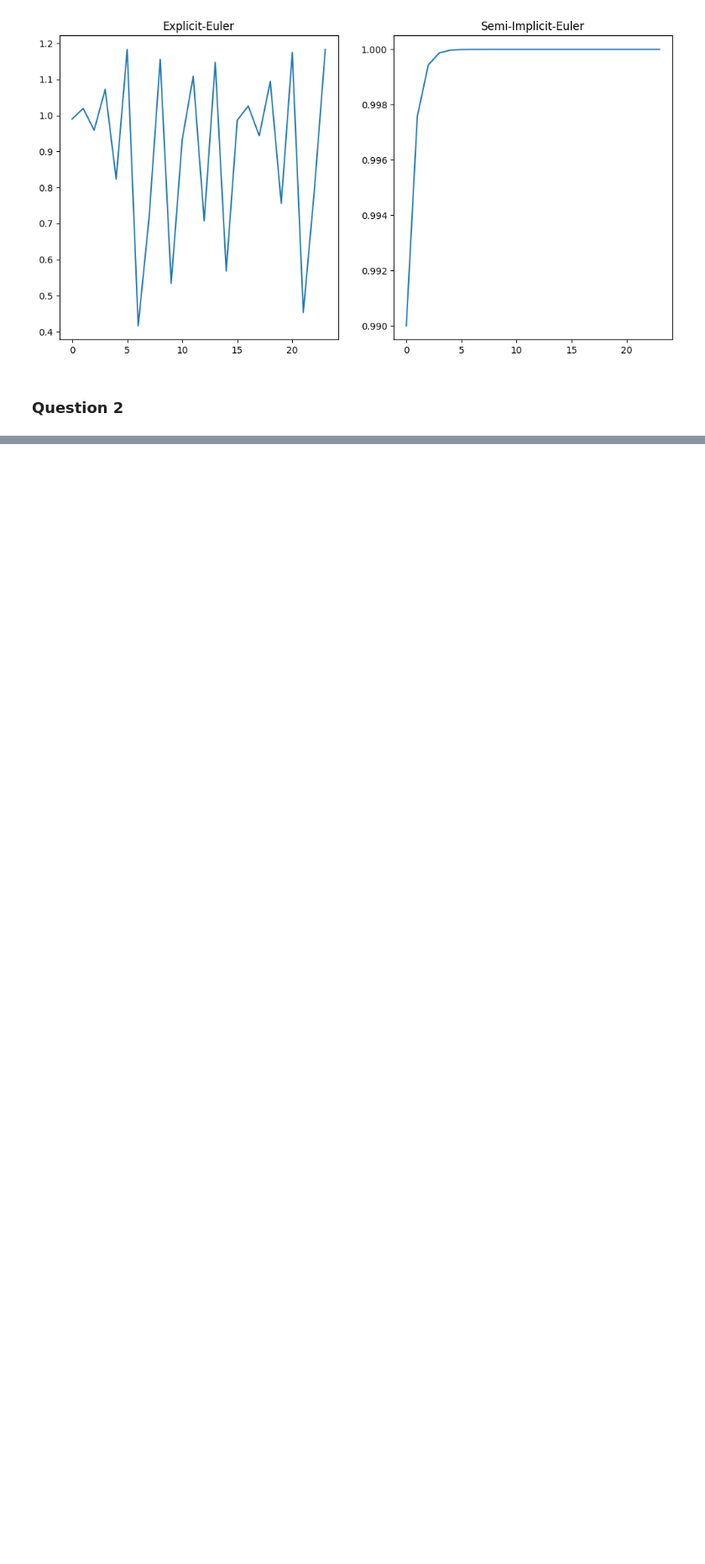
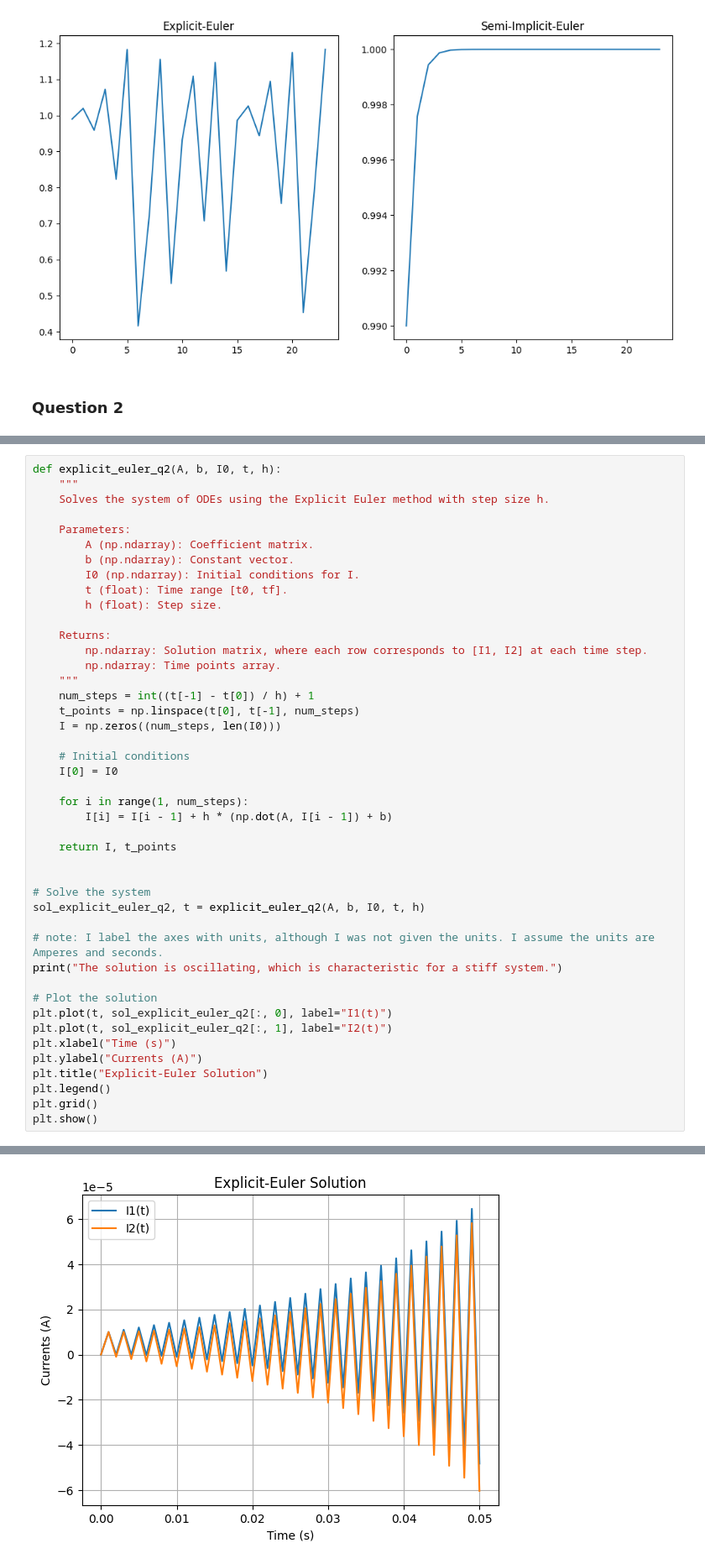
Before and after one commit to GalD101/Numerical-Analysis, a Jupyter notebook: Assignment 6/assignment6.ipynb, the cells around one changed output, grey strips where cells are left out. Shown at 84% size. Drawn from its saved outputs; the diff is of its cells as text; blank space fills up the shorter version.

```diff
--- a/Assignment 6/assignment6.ipynb
+++ b/Assignment 6/assignment6.ipynb
@@ -109,0 +235,45 @@ d.draw()
+# %%
+def explicit_euler_q2(A, b, I0, t, h):
+    """
+    Solves the system of ODEs using the Explicit Euler method with step size h.
+
+    Parameters:
+        A (np.ndarray): Coefficient matrix.
+        b (np.ndarray): Constant vector.
+        I0 (np.ndarray): Initial conditions for I.
+        t (float): Time range [t0, tf].
+        h (float): Step size.
+
+    Returns:
+        np.ndarray: Solution matrix, where each row corresponds to [I1, I2] at each time step.
+        np.ndarray: Time points array.
+    """
+    num_steps = int((t[-1] - t[0]) / h) + 1
+    t_points = np.linspace(t[0], t[-1], num_steps)
+    I = np.zeros((num_steps, len(I0)))
+
+    # Initial conditions
+    I[0] = I0
+
+    for i in range(1, num_steps):
+        I[i] = I[i - 1] + h * (np.dot(A, I[i - 1]) + b)
+
+    return I, t_points
+
+
+# Solve the system
+sol_explicit_euler_q2, t = explicit_euler_q2(A, b, I0, t, h)
+
+# note: I label the axes with units, although I was not given the units. I assume the units are Amperes and seconds.
+print("The solution is oscillating, which is characteristic for a stiff system.")
+
+# Plot the solution
+plt.plot(t, sol_explicit_euler_q2[:, 0], label="I1(t)")
+plt.plot(t, sol_explicit_euler_q2[:, 1], label="I2(t)")
+plt.xlabel("Time (s)")
+plt.ylabel("Currents (A)")
+plt.title("Explicit-Euler Solution")
+plt.legend()
+plt.grid()
+plt.show()
+# %% [output]
@@ -109,0 +281 @@ d.draw()
+[figure, added]
```
Also changed, not shown: parts of 18 cells of this notebook.
